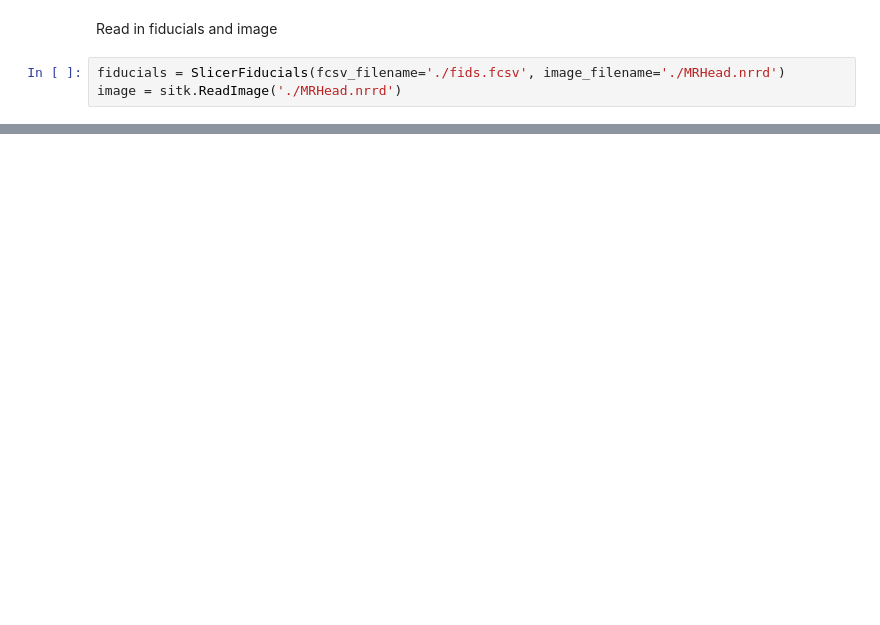
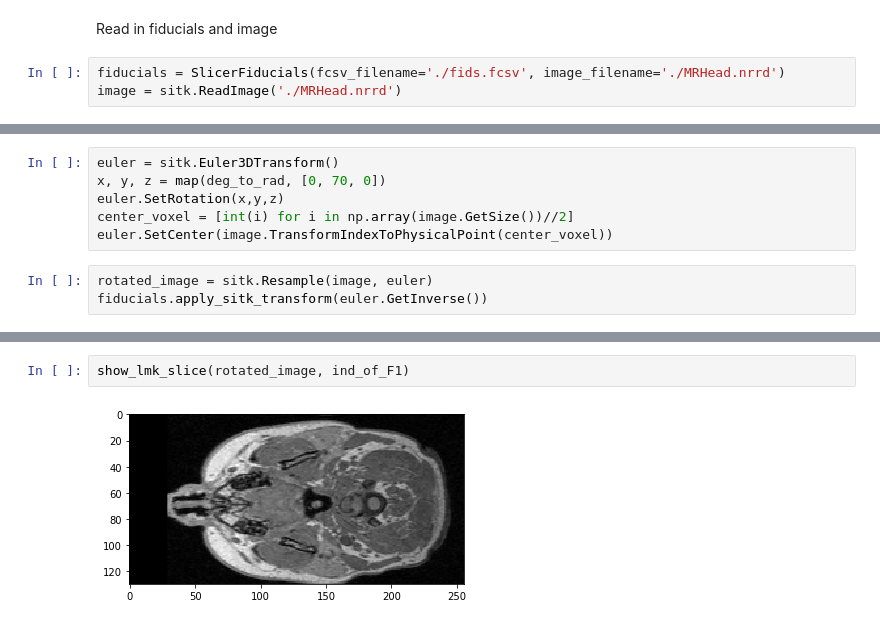
Before and after one commit to BRAINSia/SlicerFiducials, a Jupyter notebook: examples/02_transforms/example.ipynb, the cells around one changed output, grey strips where cells are left out. Cells and saved outputs as stored; diff of their text form; blank space fills up the shorter version.

```diff
--- a/examples/02_transforms/example.ipynb
+++ b/examples/02_transforms/example.ipynb
@@ -19,0 +36,9 @@ array([-33.946, -76.571, -21.018])
+# %%
+euler = sitk.Euler3DTransform()
+x, y, z = map(deg_to_rad, [0, 70, 0])
+euler.SetRotation(x,y,z)
+center_voxel = [int(i) for i in np.array(image.GetSize())//2]
+euler.SetCenter(image.TransformIndexToPhysicalPoint(center_voxel))
+# %%
+rotated_image = sitk.Resample(image, euler)
+fiducials.apply_sitk_transform(euler.GetInverse())
@@ -19,0 +51,4 @@ array([-33.946, -76.571, -21.018])
+# %%
+show_lmk_slice(rotated_image, ind_of_F1)
+# %% [output]
+[figure, added]
```
Also changed, not shown: parts of 10 cells of this notebook, 6 other files.
